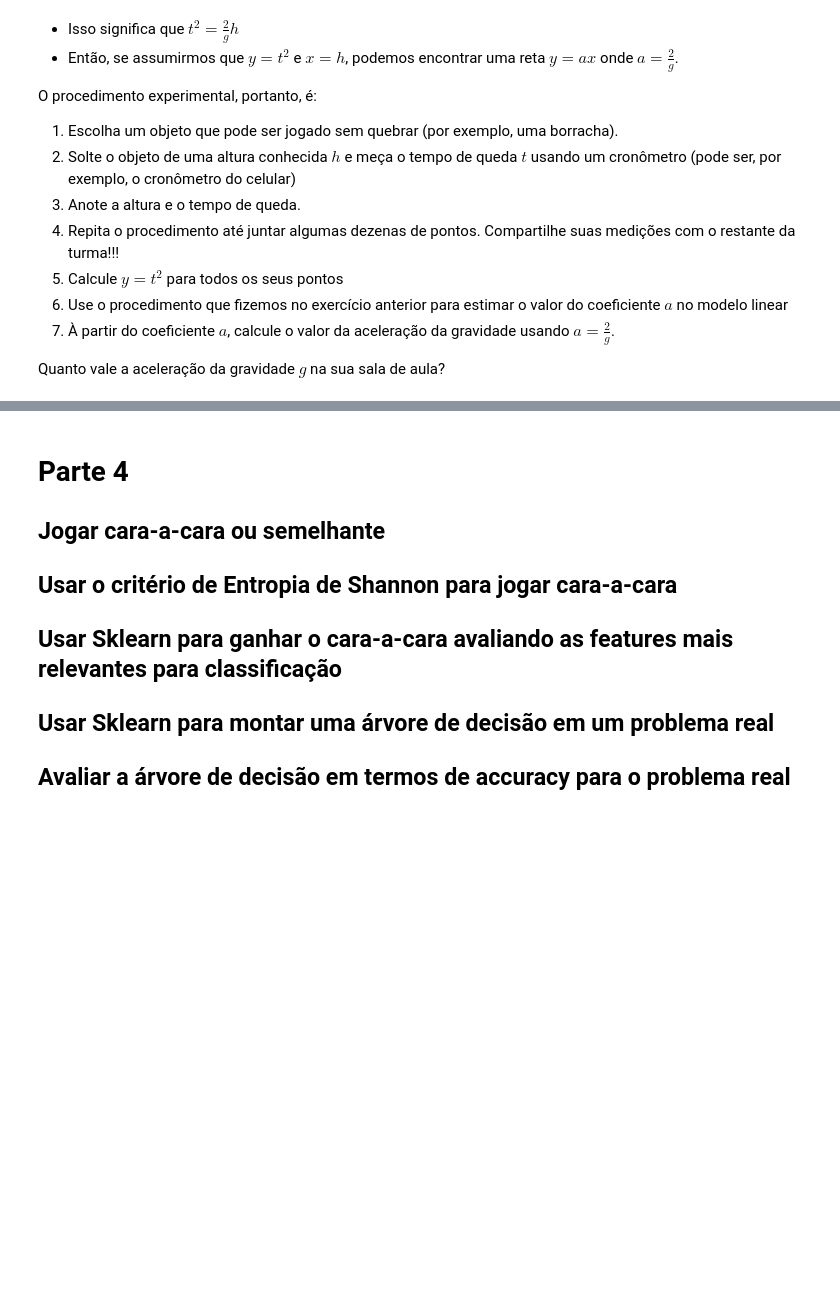
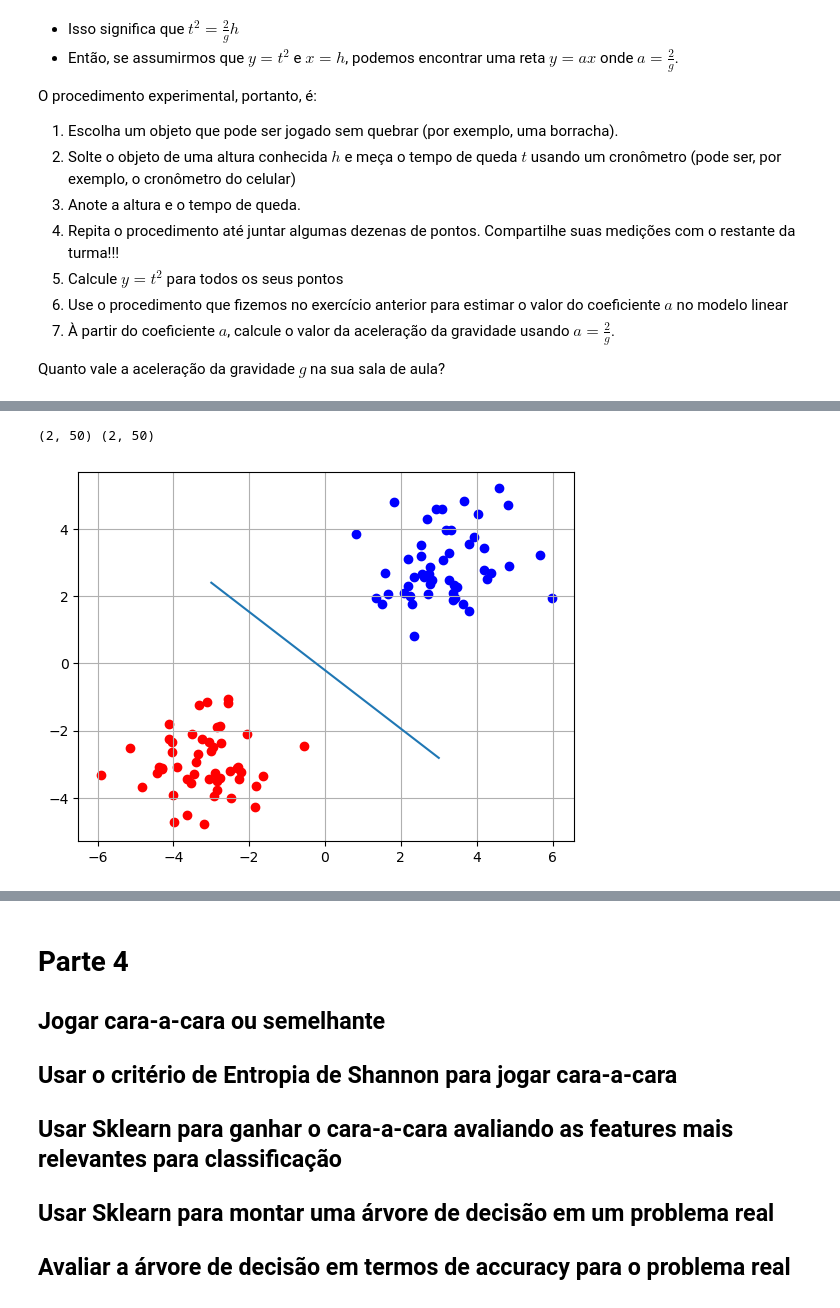
Before and after one commit to tiagoft/alglin, a Jupyter notebook: notebooks/06-regressao_classificacao.ipynb, the cells around one changed output, grey strips where cells are left out. Drawn from its saved outputs; the diff is of its cells as text; code cells hidden in the pictures; blank space fills up the shorter version.

```diff
--- a/notebooks/06-regressao_classificacao.ipynb
+++ b/notebooks/06-regressao_classificacao.ipynb
@@ -363,0 +506,51 @@ Quanto vale a aceleração da gravidade $g$ na sua sala de aula?
+# %%
+import numpy as np
+
+SEP =3
+
+dados_c1 = np.random.randn(2,50) + SEP
+dados_c2 = np.random.randn(2,50) - SEP
+# %%
+import autograd.numpy as np_   # Thinly-wrapped version of Numpy
+from autograd import grad
+
+def loss( parametros ):
+    A, B, C, pontos, val = parametros
+    est = A*pontos[0,:] + B*pontos[1,:] + C
+    mse = np_.mean( (est - val)**2)
+    return mse
+
+g = grad(loss)
+
+pontos = np.hstack ( (dados_c1, dados_c2))
+alvos = np.hstack ( (np.ones(50), -1*np.ones(50)))
+
+A, B, C = 0.0, 0.1, 0.2
+alpha = 10**-2
+
+for n in range(100):
+    grad_ = g( (A, B, C, pontos, alvos) )
+    A -= alpha*grad_[0]
+    B -= alpha*grad_[1]
+    C -= alpha*grad_[2]
+
+
+funcao = A*pontos[0,:] + B*pontos[1,:] + C
+
+# Reta:
+# y = -A/B x + C/B
+x = np.linspace(-3,3,100)
+y = -A*x/B - C/B
+
+pontos_pos = pontos[:, funcao > 0]
+pontos_neg = pontos[:, funcao < 0]
+print(pontos_pos.shape, pontos_neg.shape)
+plt.figure()
+plt.scatter(pontos_pos[0,:], pontos_pos[1,:], c='b')
+plt.scatter(pontos_neg[0,:], pontos_neg[1,:], c='r')
+plt.plot(x, y)
+plt.grid()
+plt.show()
+# %% [output]
+(2, 50) (2, 50)
+[figure, added]
```
Also changed, not shown: parts of 30 cells of this notebook.
